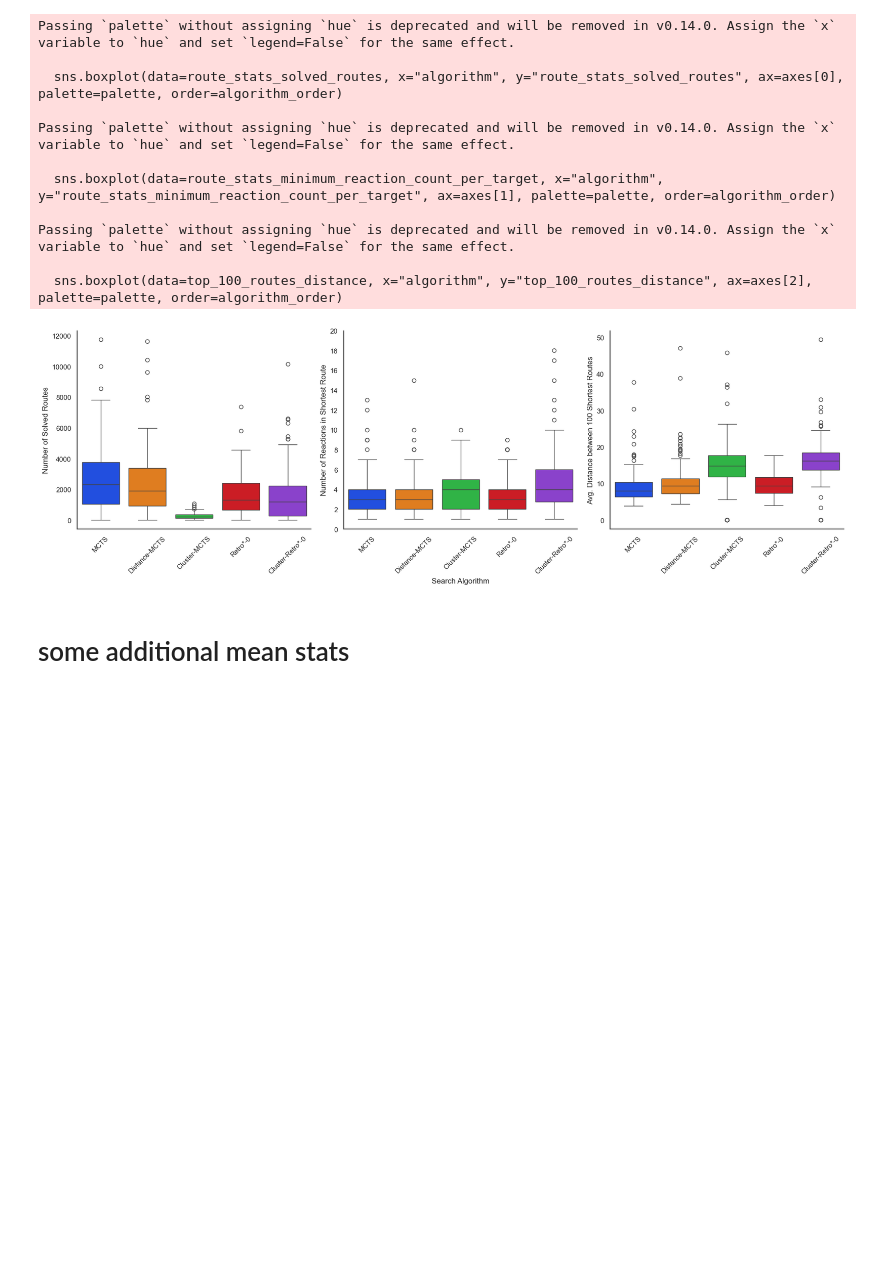
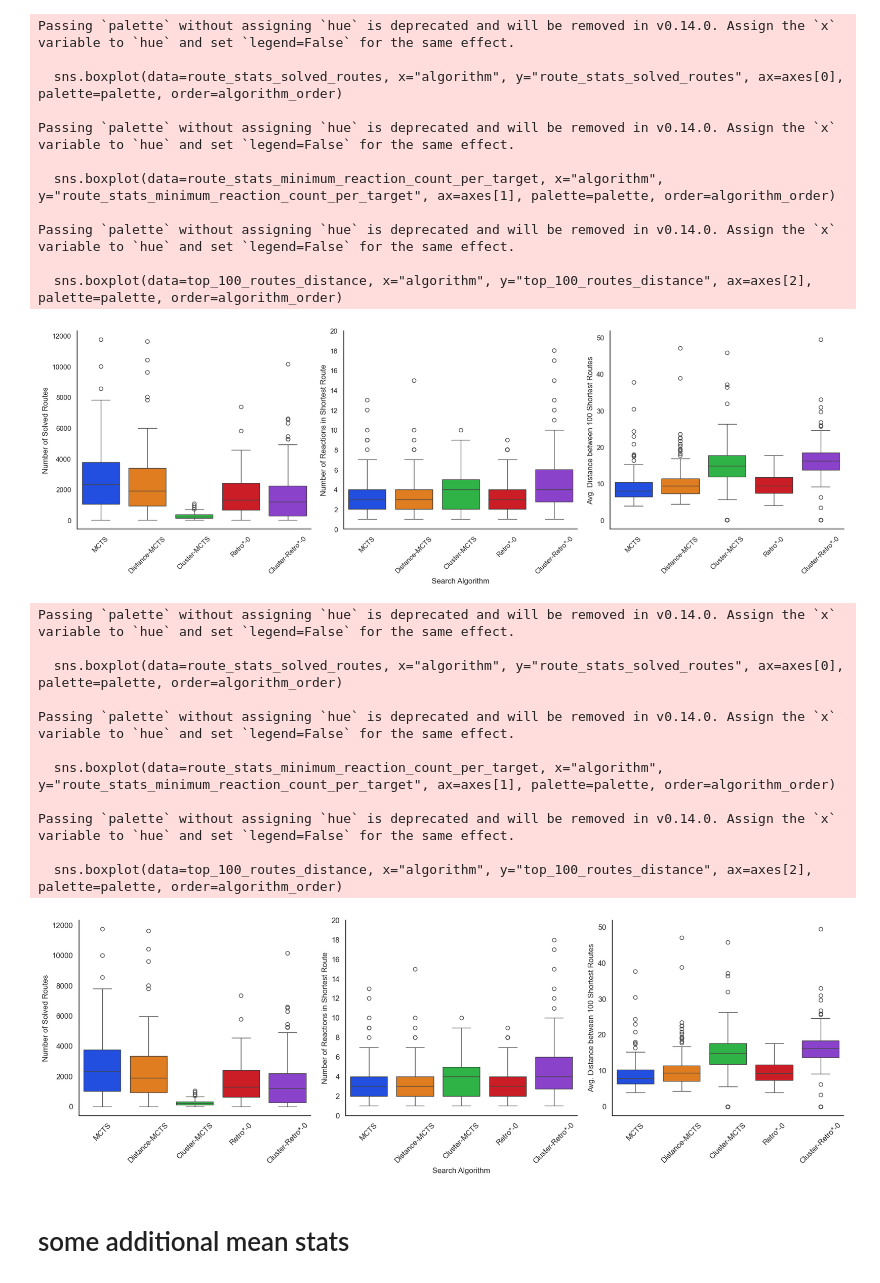
Before and after one commit to AlanHassen/SPRS, a Jupyter notebook: results/2_visualization_chembl100.ipynb, the cells around one changed output. Cells and saved outputs as stored; diff of their text form; code cells hidden in the pictures; blank space fills up the shorter version.

```diff
--- a/results/2_visualization_chembl100.ipynb
+++ b/results/2_visualization_chembl100.ipynb
@@ -0,0 +1,14 @@
+# %%
+from pathlib import Path
+
+# Get the current directory as a Path object
+current_dir = Path.cwd()
+
+# Get the parent directory
+repository_directory = current_dir.parent
+result_path = str(repository_directory) +   "/data/results/azf/chembl100/"
+save_path = str(repository_directory) +  "/results/visualizations"
+
+print(f"Repository Directory:  {repository_directory}")
+print(f"Result Path:  {result_path}")
+print(f"Save Path:  {save_path}")
@@ -1,8 +19,6 @@
 # %% [markdown]
 # route information
 # %%
-result_path = "/Users/alankaihassen/Development/diversity_mcts/repository/data/results/azf/chembl100/"
-save_path = "/Users/alankaihassen/Development/diversity_mcts/repository/code/SPRS_WIP/results/visualizations"
 
 route_info = {
     # default retrostar
@@ -438,6 +454,70 @@ Passing `palette` without assigning `hue` is deprecated and will be removed in v
 
   sns.boxplot(data=top_100_routes_distance, x="algorithm", y="top_100_routes_distance", ax=axes[2], palette=palette, order=algorithm_order)
 [figure]
+# %%
+# order: stat solved routes, shortest route found, top 100 routes distance
+
+import seaborn as sns
+import matplotlib.pyplot as plt
+
+# Set Seaborn style
+sns.set(style="white")
+
+algorithm_order = [
+    'MCTS',
+    'Distance-MCTS',
+    'Cluster-MCTS',
+    'Retro*-0',
+    'Cluster-Retro*-0'
+]
+
+# Create subplots
+fig, axes = plt.subplots(1, 3, figsize=(18, 6), sharey=False)
+# Define a color palette
+palette = sns.color_palette("bright", len(algorithm_order))
+
+# Box plot for solved routes
+sns.boxplot(data=route_stats_solved_routes, x="algorithm", y="route_stats_solved_routes", ax=axes[0], palette=palette, order=algorithm_order)
+axes[0].tick_params(axis='x', rotation=45, labelsize=12)
+axes[0].tick_params(axis='y', labelsize=12)
+axes[0].set_ylabel("Number of Solved Routes", fontsize=12)
+
+# Box plot for minimum reaction count per target
+sns.boxplot(data=route_stats_minimum_reaction_count_per_target, x="algorithm", y="route_stats_minimum_reaction_count_per_target", ax=axes[1], palette=palette, order=algorithm_order)
+axes[1].set_yticks(range(0, 21, 2))
+axes[1].tick_params(axis='x', rotation=45, labelsize=12)
+axes[1].tick_params(axis='y', labelsize=12)
+axes[1].set_ylabel("Number of Reactions in Shortest Route", fontsize=12)
+
+# Box plot for top 100 routes distance
+sns.boxplot(data=top_100_routes_distance, x="algorithm", y="top_100_routes_distance", ax=axes[2], palette=palette, order=algorithm_order)
+axes[2].tick_params(axis='x', rotation=45, labelsize=12)
+axes[2].tick_params(axis='y', labelsize=12)
+axes[2].set_ylabel("Avg. Distance between 100 Shortest Routes", fontsize=12)
+
+# remove x axis description and call it "Search Algorithm" in the middle plot
+axes[0].set_xlabel("", fontsize=12)
+axes[1].set_xlabel("Search Algorithm", fontsize=12)
+axes[2].set_xlabel("", fontsize=12)
+
+# Despine and show
+sns.despine()
+plt.tight_layout()
+plt.savefig(f"{save_path}/3_100_chembl_molecules_emolecules_stock_font_12.pdf", bbox_inches='tight')
+plt.show()
+# %% [output]
+Passing `palette` without assigning `hue` is deprecated and will be removed in v0.14.0. Assign the `x` variable to `hue` and set `legend=False` for the same effect.
+
+  sns.boxplot(data=route_stats_solved_routes, x="algorithm", y="route_stats_solved_routes", ax=axes[0], palette=palette, order=algorithm_order)
+
+Passing `palette` without assigning `hue` is deprecated and will be removed in v0.14.0. Assign the `x` variable to `hue` and set `legend=False` for the same effect.
+
+  sns.boxplot(data=route_stats_minimum_reaction_count_per_target, x="algorithm", y="route_stats_minimum_reaction_count_per_target", ax=axes[1], palette=palette, order=algorithm_order)
+
+Passing `palette` without assigning `hue` is deprecated and will be removed in v0.14.0. Assign the `x` variable to `hue` and set `legend=False` for the same effect.
+
+  sns.boxplot(data=top_100_routes_distance, x="algorithm", y="top_100_routes_distance", ax=axes[2], palette=palette, order=algorithm_order)
+[figure, added]
 # %% [markdown]
 # some additional mean stats
 # %%
```
Also changed, not shown: parts of 8 cells of this notebook, 34 other files.
